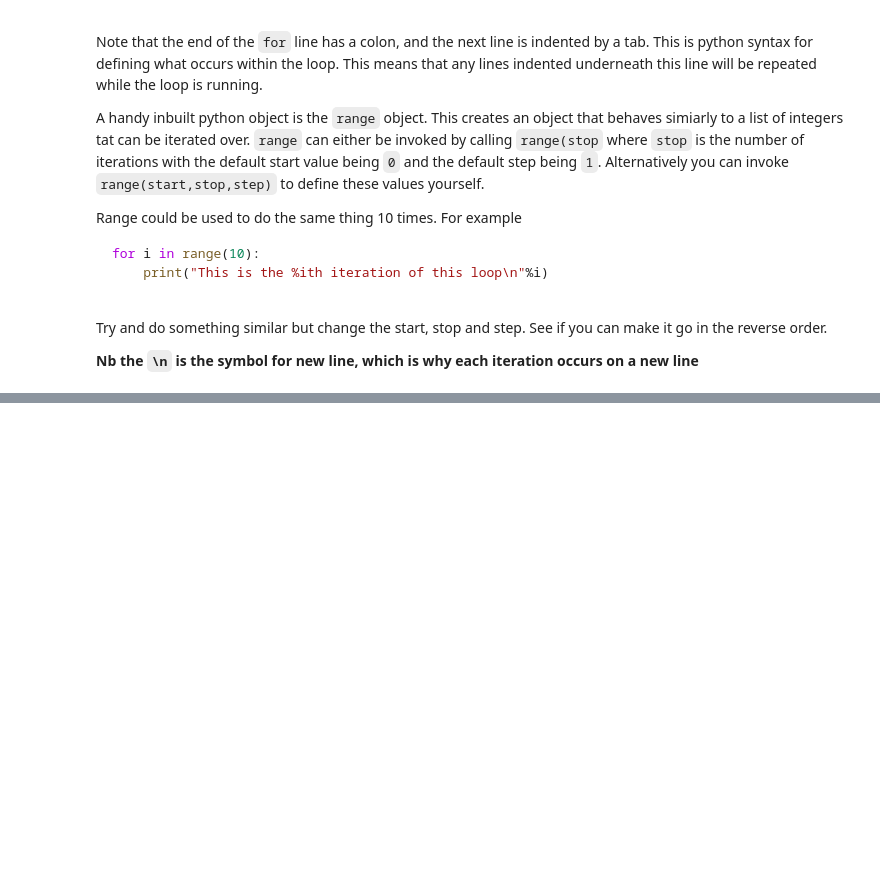
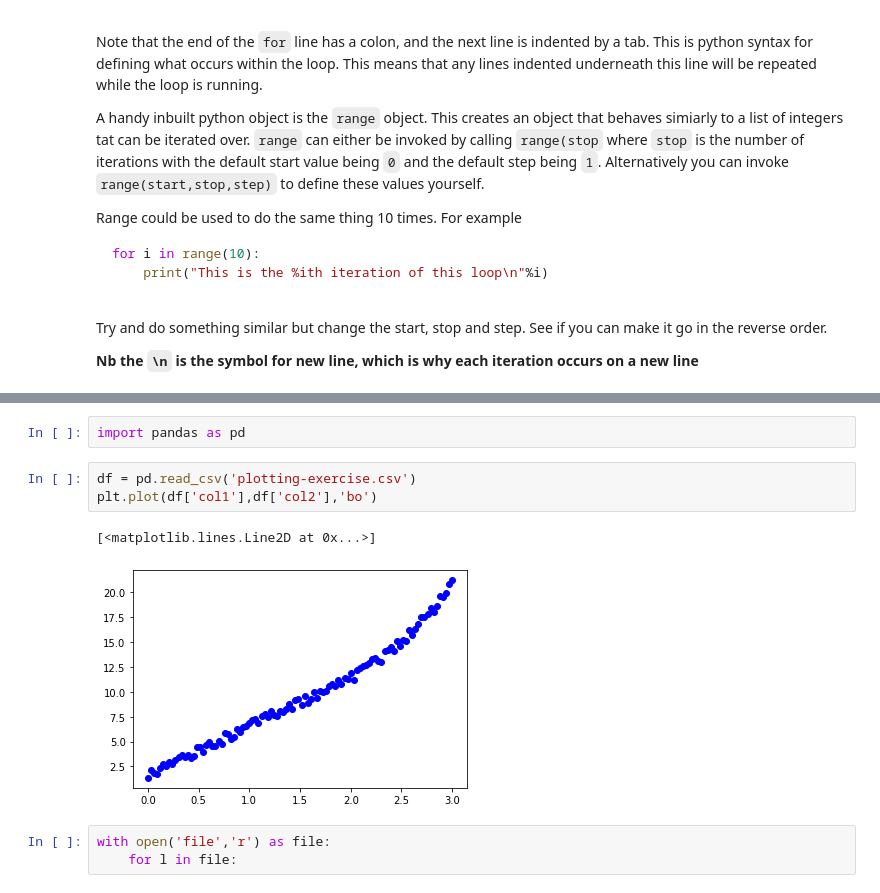
Before and after one commit to yohanderose/PythonWorkshop, a Jupyter notebook: workshop1-notes.ipynb, the cells around one changed output, grey strips where cells are left out. Cells and saved outputs as stored; diff of their text form; blank space fills up the shorter version.

```diff
--- a/workshop1-notes.ipynb
+++ b/workshop1-notes.ipynb
@@ -225,0 +338,11 @@ while x < 0:
+# %%
+import pandas as pd
+# %%
+df = pd.read_csv('plotting-exercise.csv')
+plt.plot(df['col1'],df['col2'],'bo')
+# %% [output]
+[<matplotlib.lines.Line2D at 0x...>]
+[figure, added]
+# %%
+with open('file','r') as file:
+    for l in file:
```
Also changed, not shown: parts of 8 cells of this notebook, 1 other file.
